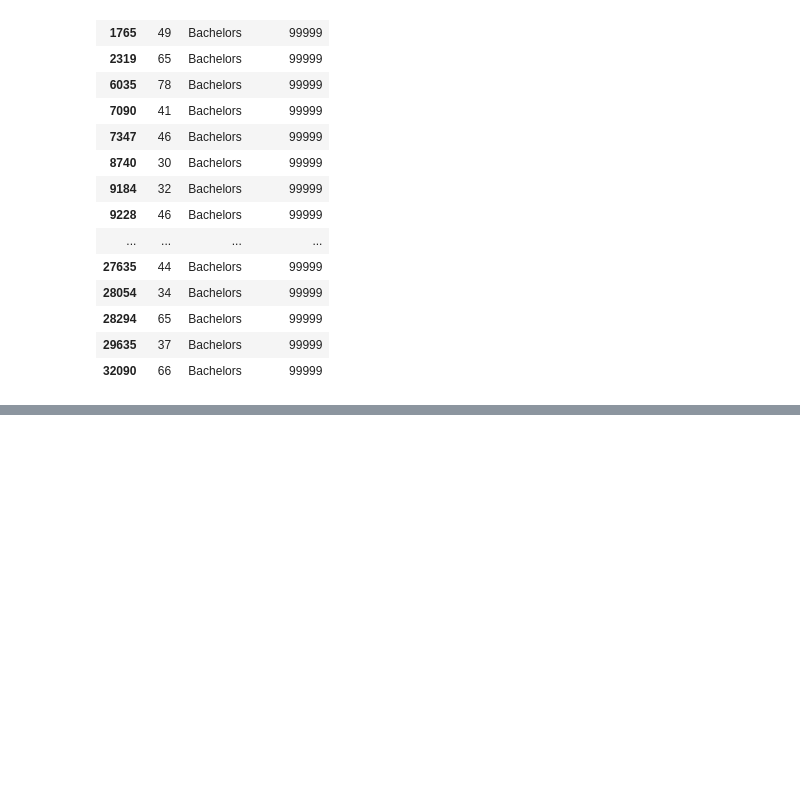
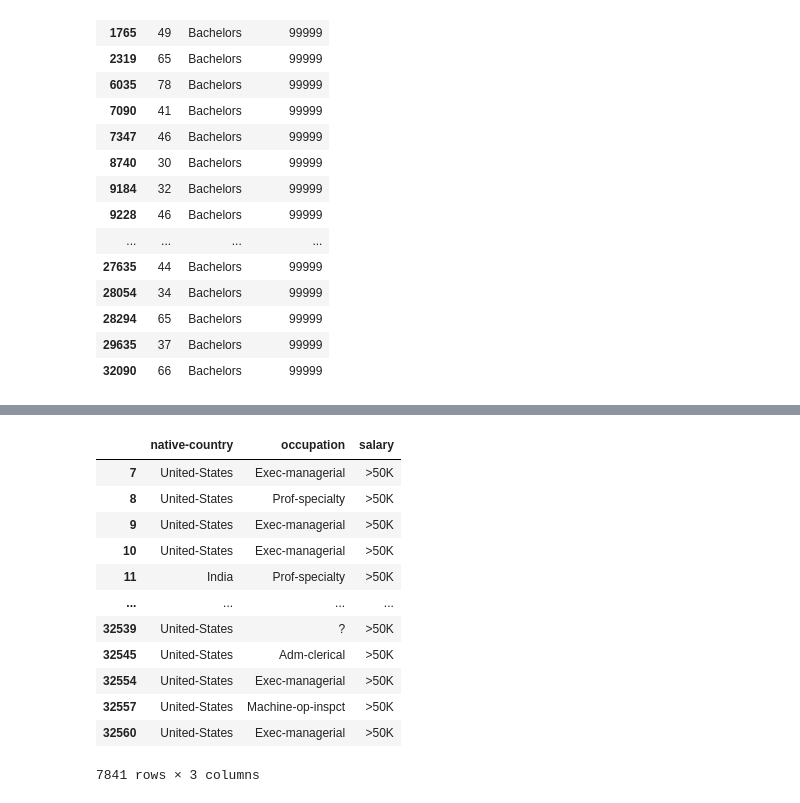
Before and after one commit to femaffi13/Python, a Jupyter notebook: Pandas/adult.ipynb, the cells around one changed output, grey strips where cells are left out. Saved outputs shown, nothing was run; the diff lists cells and outputs as text; code cells hidden in the pictures; blank space fills up the shorter version.

```diff
--- a/Pandas/adult.ipynb
+++ b/Pandas/adult.ipynb
@@ -100,0 +134,18 @@ punto
+# %%
+df2 = df[['native-country', 'occupation', 'salary']]
+df2 = df2[df2['salary'] == '>50K']
+df2
+# %% [output]
+|  | native-country | occupation | salary |
+| 7 | United-States | Exec-managerial | >50K |
+| 8 | United-States | Prof-specialty | >50K |
+| 9 | United-States | Exec-managerial | >50K |
+| 10 | United-States | Exec-managerial | >50K |
+| 11 | India | Prof-specialty | >50K |
+| ... | ... | ... | ... |
+| 32539 | United-States | ? | >50K |
+| 32545 | United-States | Adm-clerical | >50K |
+| 32554 | United-States | Exec-managerial | >50K |
+| 32557 | United-States | Machine-op-inspct | >50K |
+| 32560 | United-States | Exec-managerial | >50K |
+7841 rows × 3 columns
```
Also changed, not shown: parts of 3 cells of this notebook, 6 other files.
